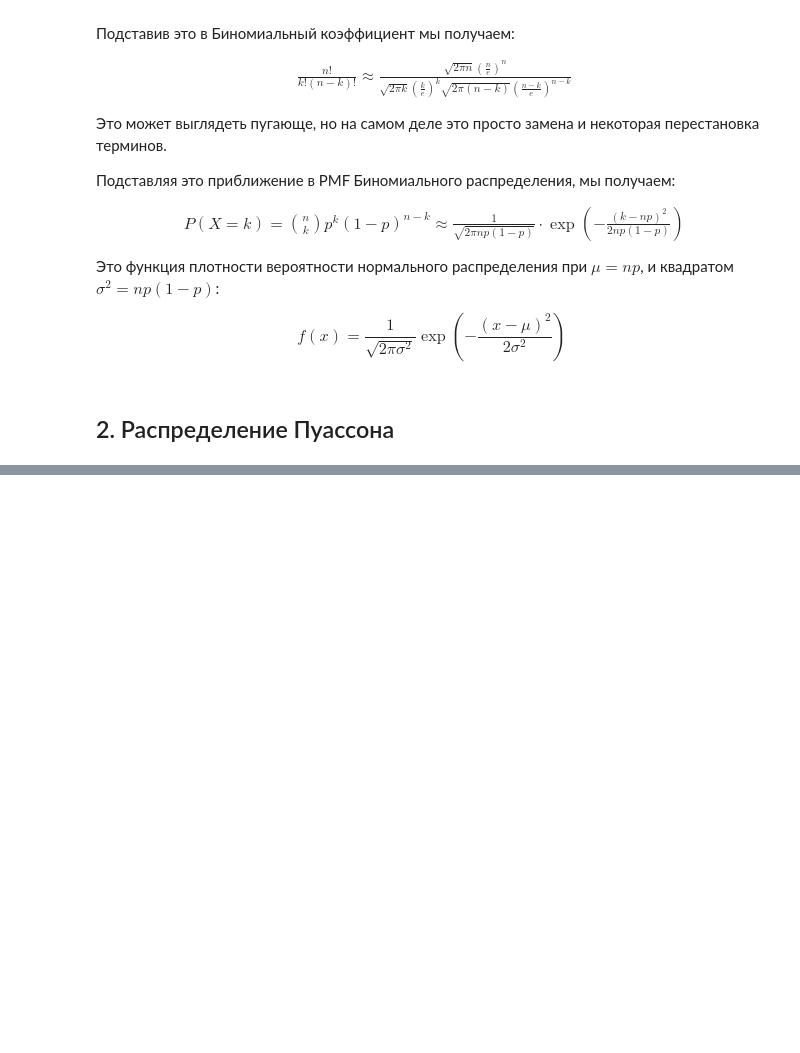
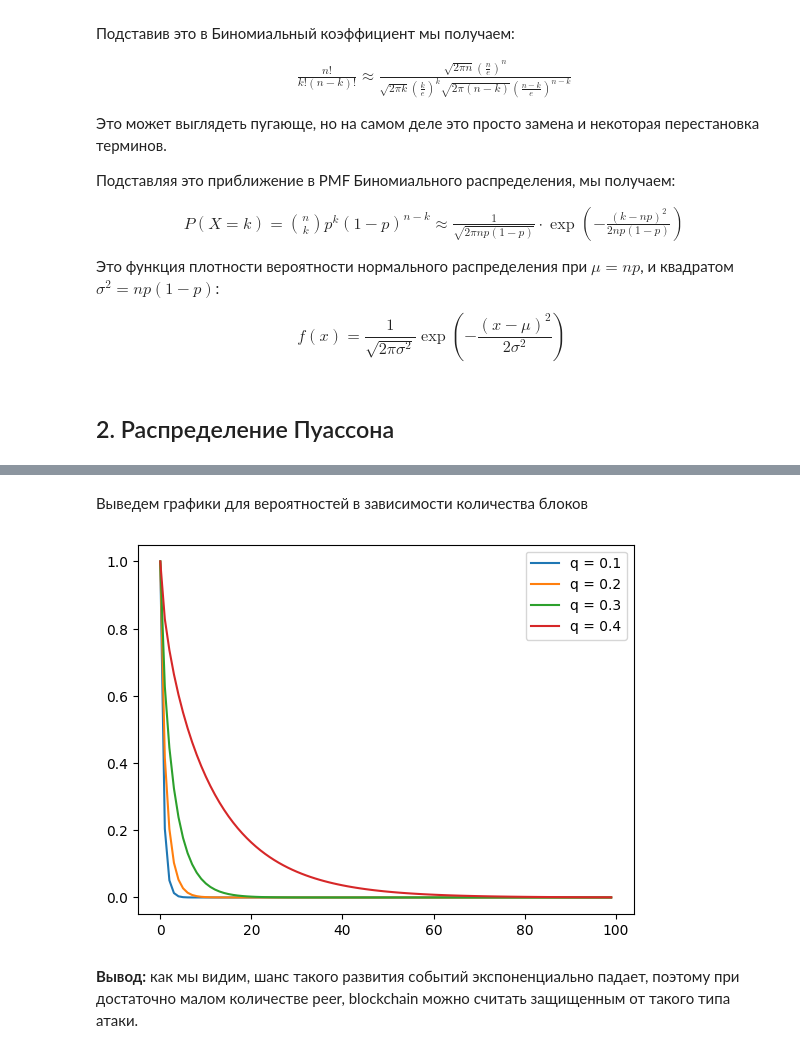
Before and after one commit to funcid/data-science, a Jupyter notebook: 09. Распределения на деле.ipynb, the cells around one changed output, grey strips where cells are left out. Cells and saved outputs as stored; diff of their text form; code cells hidden in the pictures; blank space fills up the shorter version.

```diff
--- a/09. Распределения на деле.ipynb
+++ b/09. Распределения на деле.ipynb
@@ -140,0 +179,30 @@ $p-value > 0.05$, следовательно у нас хорошие шансы
+# %%
+def attacker_success_probability(q, z):
+    p = 1.0 - q
+    λ = z * (q / p)
+
+    total = 1.0
+
+    for k in range(z + 1):
+        poisson = np.exp(-λ)
+        for i in range(1, k + 1):
+            poisson *= λ / i
+        total -= poisson * (1 - np.power(q / p, z - k));
+
+    return total
+
+def add_to_graph(q):
+    probabilities = list(map(lambda x: attacker_success_probability(q, x), values))
+    plt.plot(values, probabilities, label = f'q = {q}')
+# %% [markdown]
+Выведем графики для вероятностей в зависимости количества блоков
+# %%
+for i in range(4):
+    add_to_graph((i + 1) / 10)
+
+plt.legend()
+plt.show()
+# %% [output]
+[figure, added]
+# %% [markdown]
+<strong>Вывод:</strong> как мы видим, шанс такого развития событий экспоненциально падает, поэтому при достаточно малом количестве peer, blockchain можно считать защищенным от такого типа атаки.
```
Also changed, not shown: parts of 11 cells of this notebook.
